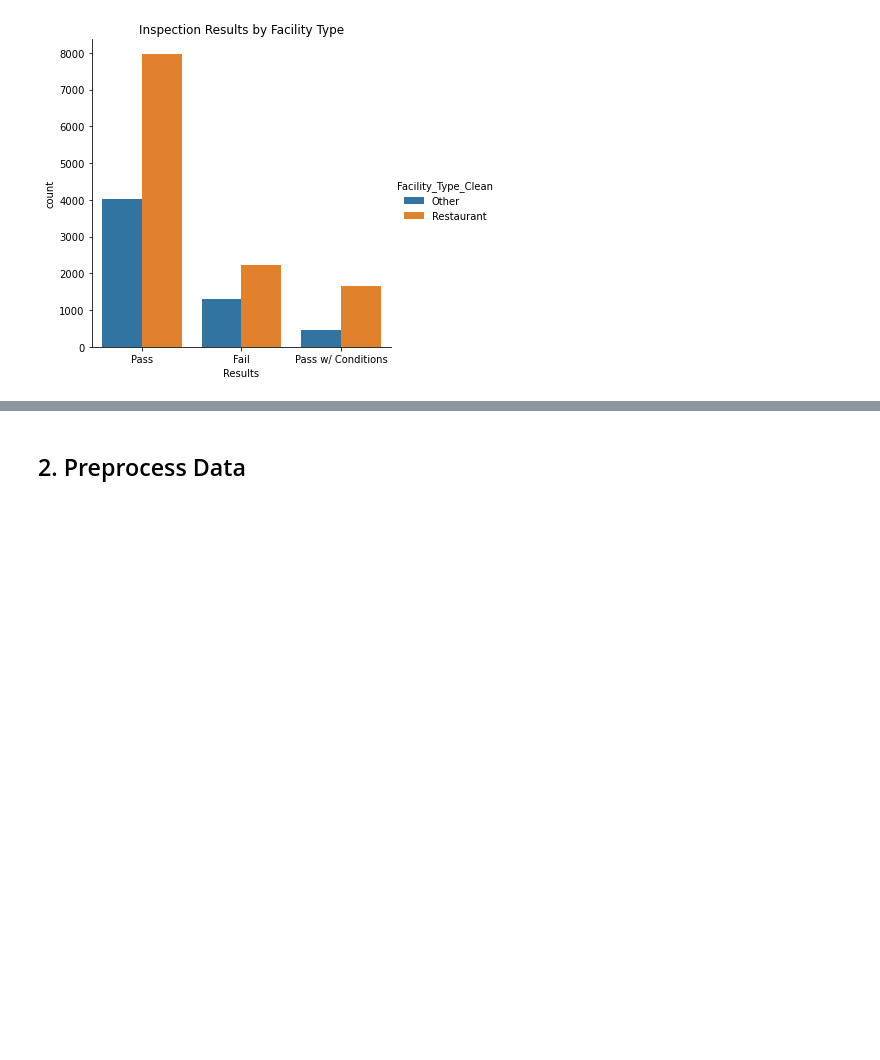
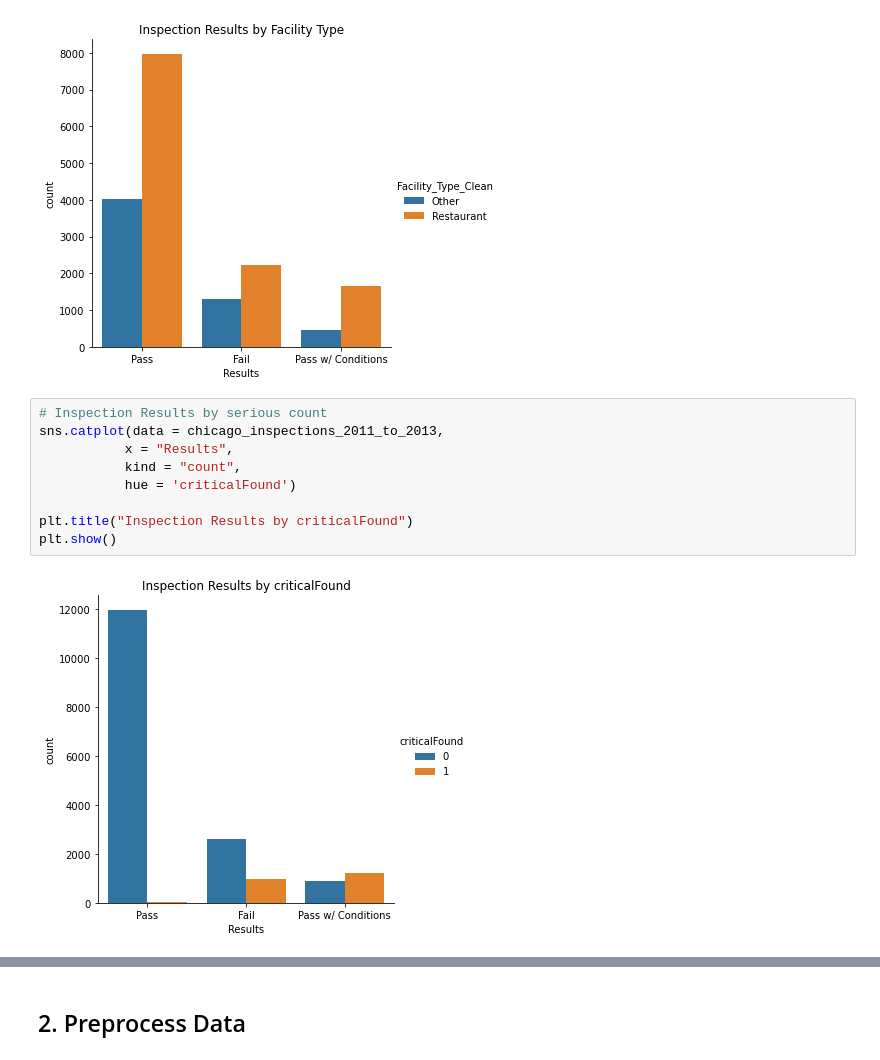
Before and after one commit to sociologyquinn/CSS-Project3-Group1, a Jupyter notebook: Project 3 Students.ipynb, the cells around one changed output, grey strips where cells are left out. Cells and saved outputs as stored; diff of their text form; blank space fills up the shorter version.

```diff
--- a/Project 3 Students.ipynb
+++ b/Project 3 Students.ipynb
@@ -162,4 +162,15 @@ plt.title("Inspection Results by Facility Type")
 plt.show()
 # %% [output]
 [figure]
+# %%
+# Inspection Results by serious count
+sns.catplot(data = chicago_inspections_2011_to_2013,
+           x = "Results",
+           kind = "count",
+           hue = 'criticalFound')
+
+plt.title("Inspection Results by criticalFound")
+plt.show()
+# %% [output]
+[figure, added]
 # %%
```
Also changed, not shown: parts of 12 cells of this notebook.
